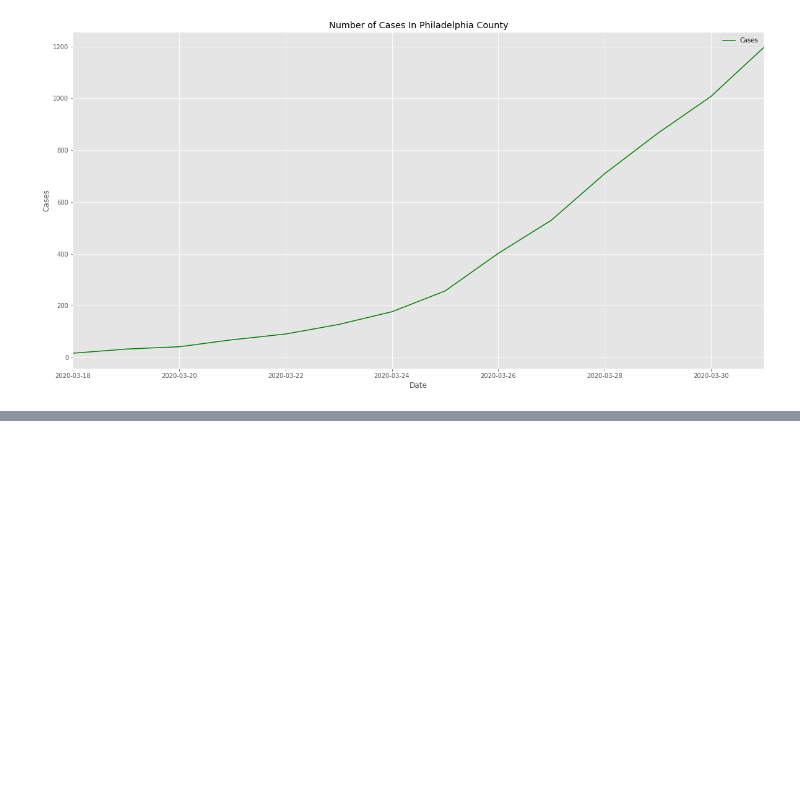
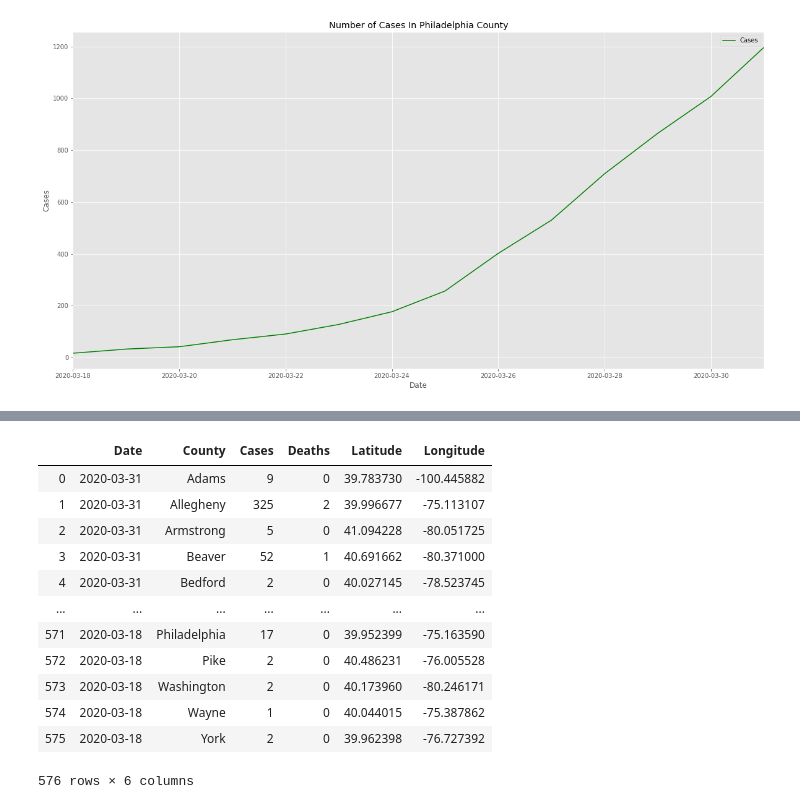
Before and after one commit to bchan01/covid-19-data-analysis, a Jupyter notebook: data-analysis.ipynb, the cells around one changed output, grey strips where cells are left out. Drawn from its saved outputs; the diff is of its cells as text; code cells hidden in the pictures; blank space fills up the shorter version.

```diff
--- a/data-analysis.ipynb
+++ b/data-analysis.ipynb
@@ -176,0 +179,4 @@ Dropdown(description='County:', index=46, options=('Select One', 'Adams', 'Alleg
+# %%
+# County Geolocation Dataset
+df_geo = pd.read_csv("pa_county_geolocation.csv")
+df_geo.head(5)
@@ -176,0 +190,19 @@ Dropdown(description='County:', index=46, options=('Select One', 'Adams', 'Alleg
+# %%
+# Add Lat/Long to County Dataframe using Left Outer-join
+df_county_with_geo = df_counties.merge(df_geo, how='left', on=['County'])
+#df_county_with_geo.set_index("Date", inplace = True)
+df_county_with_geo
+# %% [output]
+|  | Date | County | Cases | Deaths | Latitude | Longitude |
+| 0 | 2020-03-31 | Adams | 9 | 0 | 39.783730 | -100.445882 |
+| 1 | 2020-03-31 | Allegheny | 325 | 2 | 39.996677 | -75.113107 |
+| 2 | 2020-03-31 | Armstrong | 5 | 0 | 41.094228 | -80.051725 |
+| 3 | 2020-03-31 | Beaver | 52 | 1 | 40.691662 | -80.371000 |
+| 4 | 2020-03-31 | Bedford | 2 | 0 | 40.027145 | -78.523745 |
+| ... | ... | ... | ... | ... | ... | ... |
+| 571 | 2020-03-18 | Philadelphia | 17 | 0 | 39.952399 | -75.163590 |
+| 572 | 2020-03-18 | Pike | 2 | 0 | 40.486231 | -76.005528 |
+| 573 | 2020-03-18 | Washington | 2 | 0 | 40.173960 | -80.246171 |
+| 574 | 2020-03-18 | Wayne | 1 | 0 | 40.044015 | -75.387862 |
+| 575 | 2020-03-18 | York | 2 | 0 | 39.962398 | -76.727392 |
+576 rows × 6 columns
```
Also changed, not shown: parts of 5 cells of this notebook, 2 other files.
